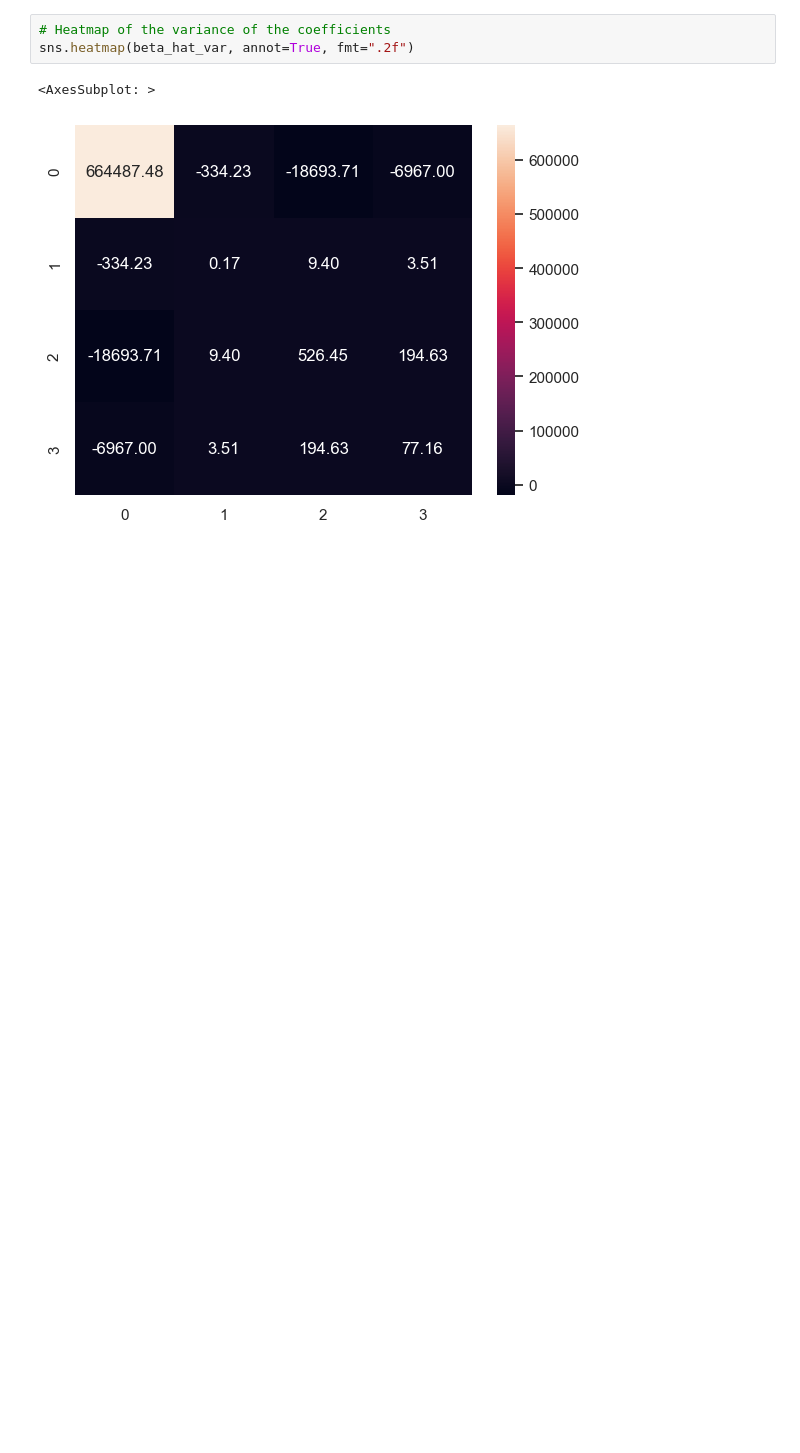
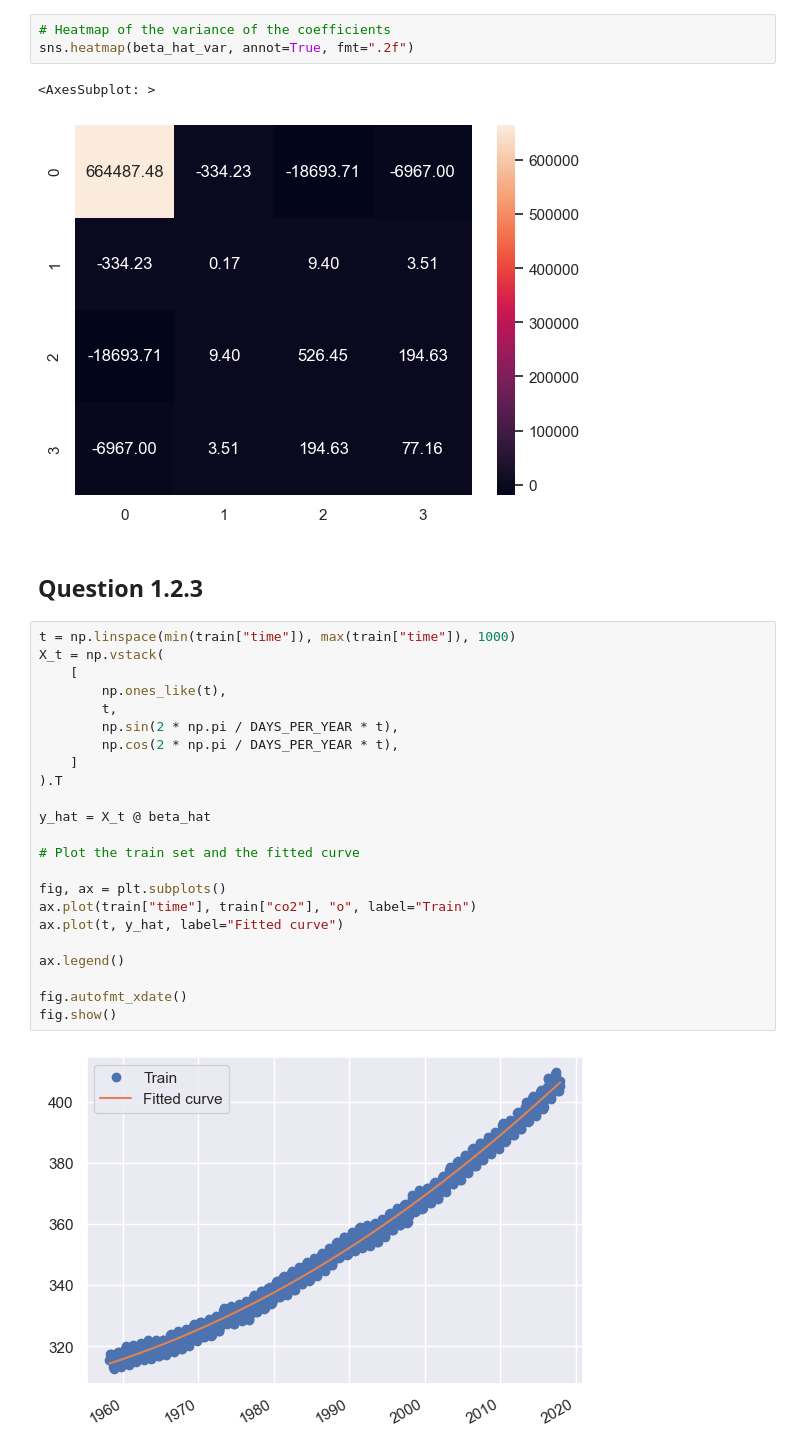
Before and after one commit to volesen/time-series-analysis, a Jupyter notebook: assignment1/assignment1.ipynb, the cells around one changed output. Cells and saved outputs as stored; diff of their text form; blank space fills up the shorter version.

```diff
--- a/assignment1/assignment1.ipynb
+++ b/assignment1/assignment1.ipynb
@@ -89,3 +89,30 @@ sns.heatmap(beta_hat_var, annot=True, fmt=".2f")
 # %% [output]
 <AxesSubplot: >
 [figure]
+# %% [markdown]
+## Question 1.2.3
+# %%
+t = np.linspace(min(train["time"]), max(train["time"]), 1000)
+X_t = np.vstack(
+    [
+        np.ones_like(t),
+        t,
+        np.sin(2 * np.pi / DAYS_PER_YEAR * t),
+        np.cos(2 * np.pi / DAYS_PER_YEAR * t),
+    ]
+).T
+
+y_hat = X_t @ beta_hat
+
+# Plot the train set and the fitted curve
+
+fig, ax = plt.subplots()
+ax.plot(train["time"], train["co2"], "o", label="Train")
+ax.plot(t, y_hat, label="Fitted curve")
+
+ax.legend()
+
+fig.autofmt_xdate()
+fig.show()
+# %% [output]
+[figure, added]
```
